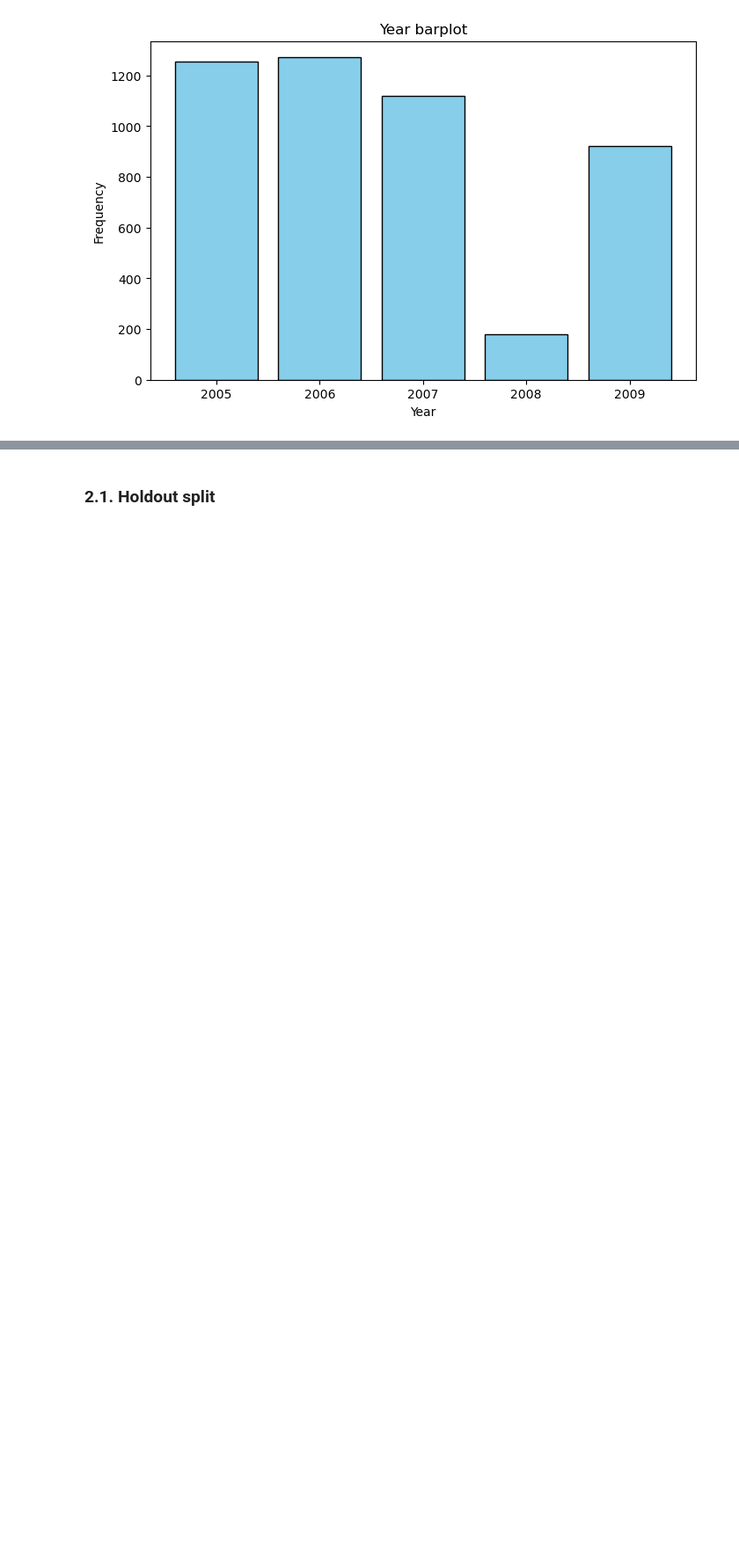
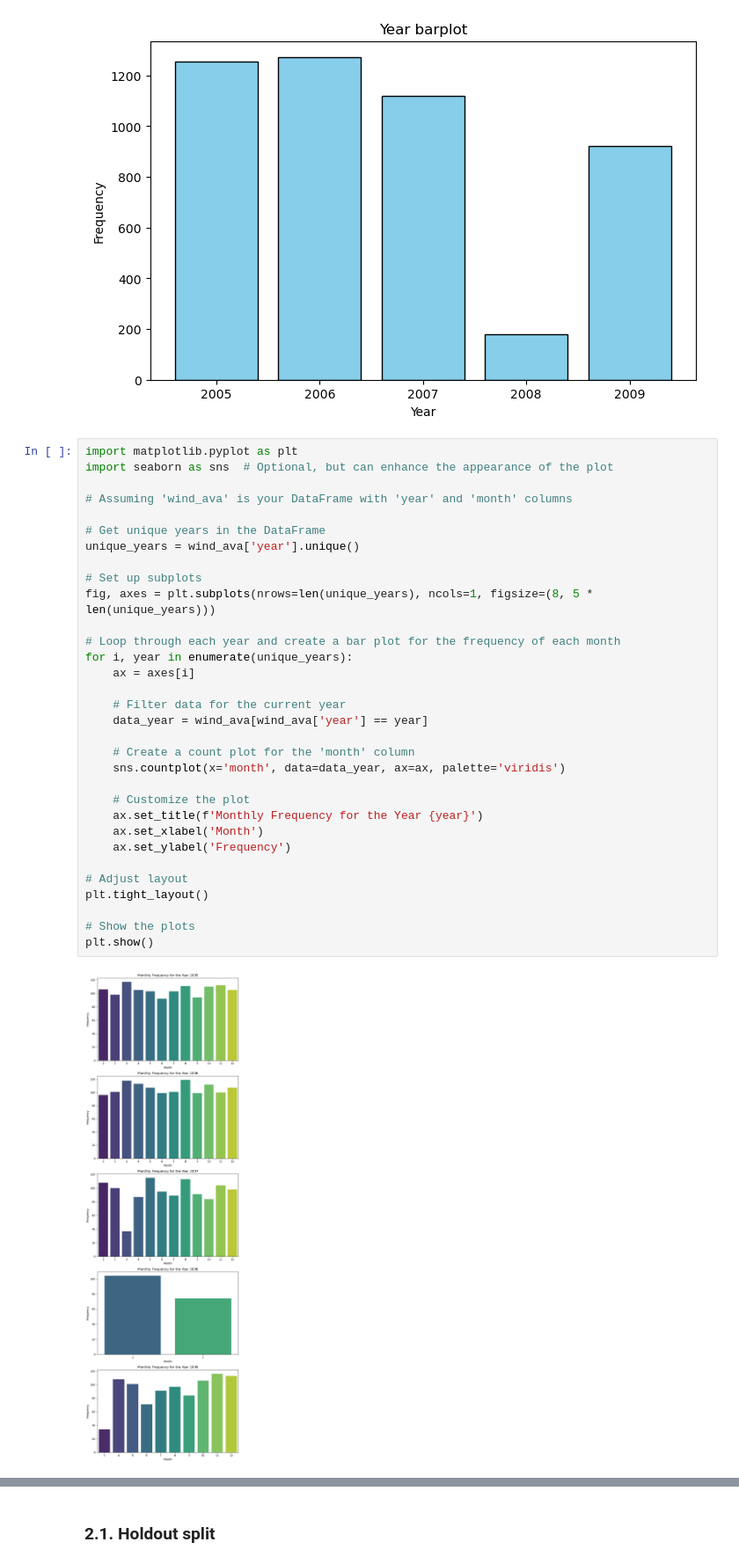
Before and after one commit to vanguix/Big_Data_Intelligence, a Jupyter notebook: PREDICTING WIND ENERGY PRODUCTION_Victoria.ipynb, the cells around one changed output, grey strips where cells are left out. Shown at 88% size. Cells and saved outputs as stored; diff of their text form; blank space fills up the shorter version.

```diff
--- a/PREDICTING WIND ENERGY PRODUCTION_Victoria.ipynb
+++ b/PREDICTING WIND ENERGY PRODUCTION_Victoria.ipynb
@@ -267,6 +267,40 @@ plt.ylabel('Frequency')
 plt.show()
 # %% [output]
 [figure]
+# %%
+import matplotlib.pyplot as plt
+import seaborn as sns  # Optional, but can enhance the appearance of the plot
+
+# Assuming 'wind_ava' is your DataFrame with 'year' and 'month' columns
+
+# Get unique years in the DataFrame
+unique_years = wind_ava['year'].unique()
+
+# Set up subplots
+fig, axes = plt.subplots(nrows=len(unique_years), ncols=1, figsize=(8, 5 * len(unique_years)))
+
+# Loop through each year and create a bar plot for the frequency of each month
+for i, year in enumerate(unique_years):
+    ax = axes[i]
+
+    # Filter data for the current year
+    data_year = wind_ava[wind_ava['year'] == year]
+
+    # Create a count plot for the 'month' column
+    sns.countplot(x='month', data=data_year, ax=ax, palette='viridis')
+
+    # Customize the plot
+    ax.set_title(f'Monthly Frequency for the Year {year}')
+    ax.set_xlabel('Month')
+    ax.set_ylabel('Frequency')
+
+# Adjust layout
+plt.tight_layout()
+
+# Show the plots
+plt.show()
+# %% [output]
+[figure, added]
 # %% [markdown]
 About the metrics or performance measures for regression problems we have:
 - Mean Squared Error
```
Also changed, not shown: 1 other file.
